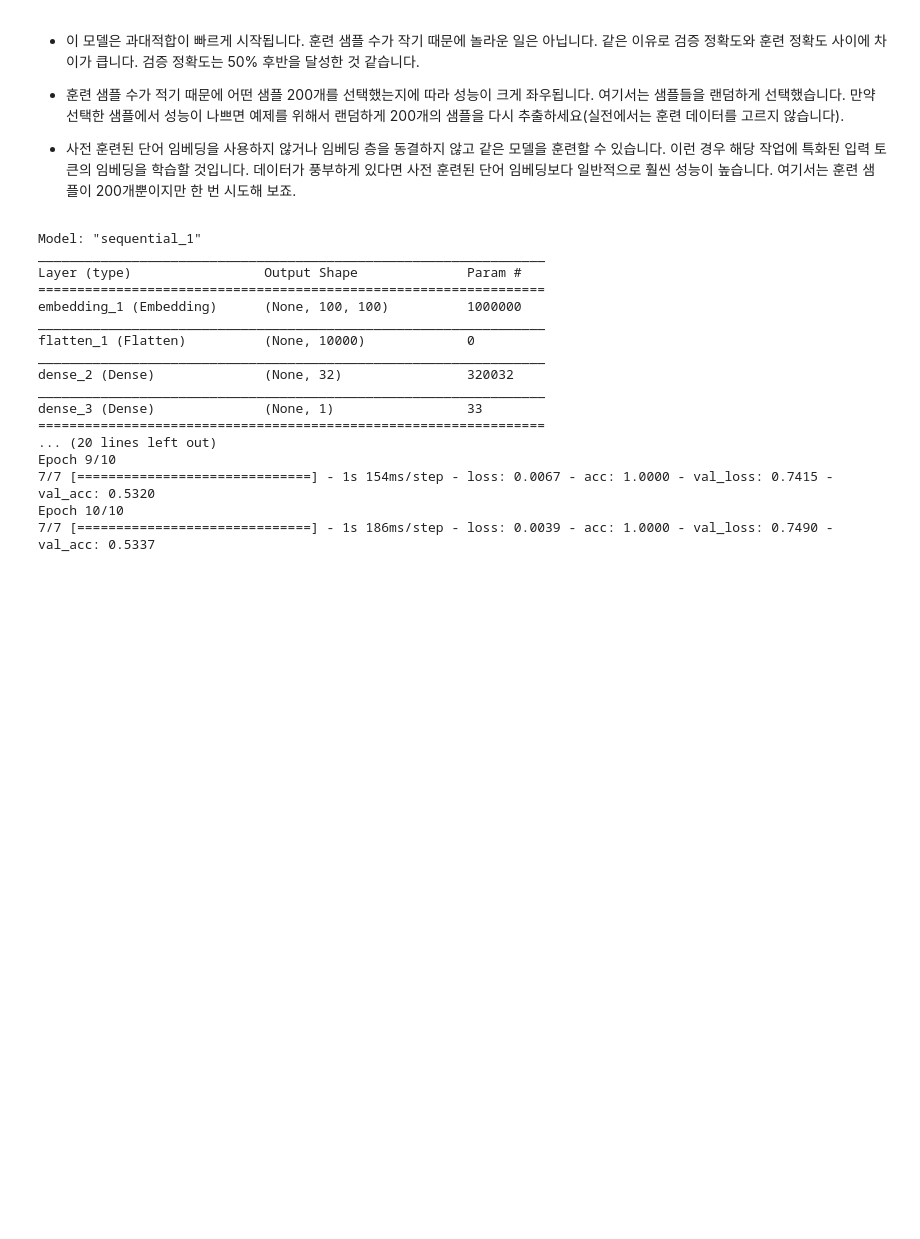
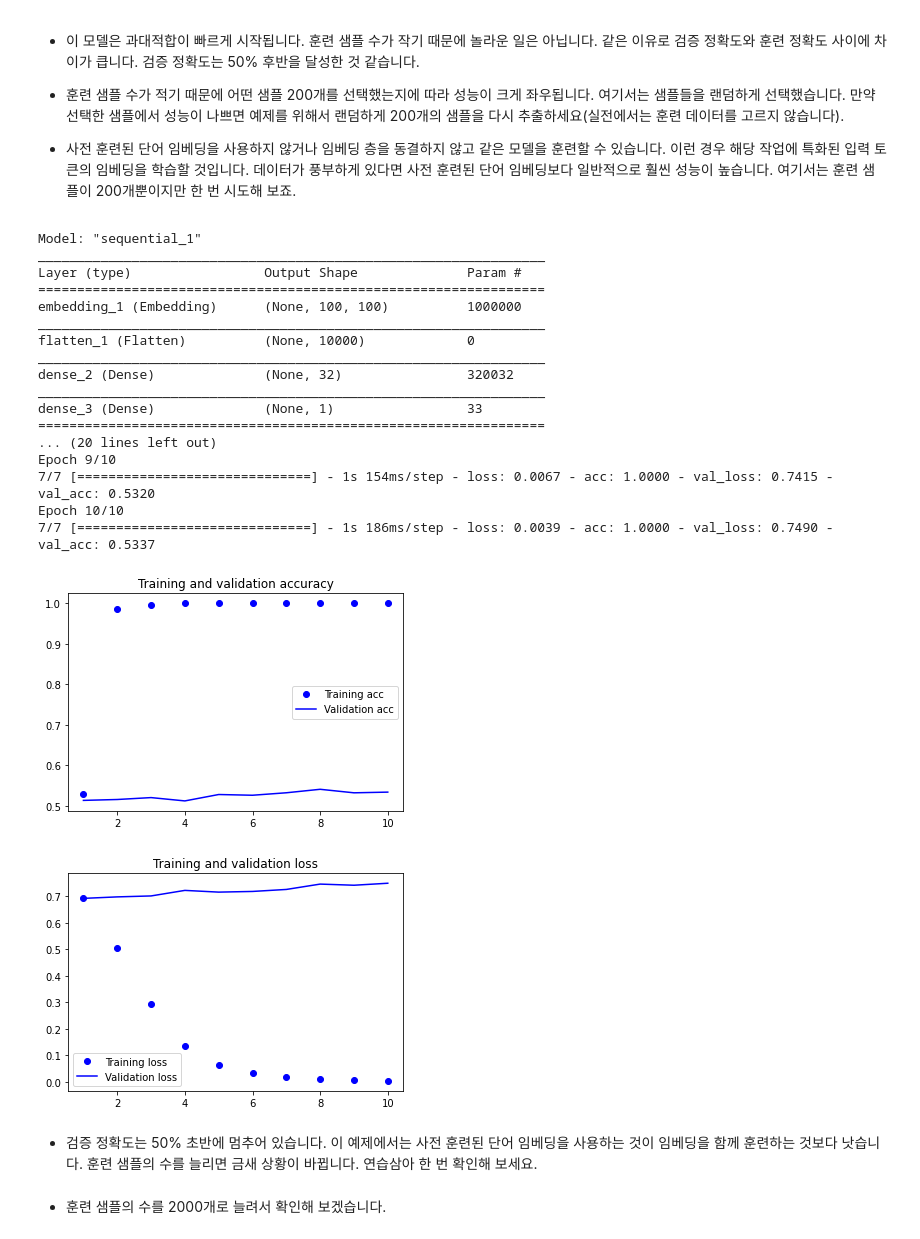
Before and after one commit to junes7/python_deep_learning, a Jupyter notebook: Deep Learning for Text and Sequence.ipynb, the cells around one changed output. Cells and saved outputs as stored; diff of their text form; code cells hidden in the pictures; blank space fills up the shorter version.

Commit message:
study how to change the graph of training and validation loss and accuracy without using pre-trained word embedding when number of samples are 2000

```diff
--- a/Deep Learning for Text and Sequence.ipynb
+++ b/Deep Learning for Text and Sequence.ipynb
@@ -487,3 +487,31 @@ Epoch 9/10
 7/7 [==============================] - 1s 154ms/step - loss: 0.0067 - acc: 1.0000 - val_loss: 0.7415 - val_acc: 0.5320
 Epoch 10/10
 7/7 [==============================] - 1s 186ms/step - loss: 0.0039 - acc: 1.0000 - val_loss: 0.7490 - val_acc: 0.5337
+# %%
+acc = history.history['acc']
+val_acc = history.history['val_acc']
+loss = history.history['loss']
+val_loss = history.history['val_loss']
+
+epochs = range(1, len(acc) + 1)
+
+plt.plot(epochs, acc, 'bo', label='Training acc')
+plt.plot(epochs, val_acc, 'b', label='Validation acc')
+plt.title('Training and validation accuracy')
+plt.legend()
+
+plt.figure()
+
+plt.plot(epochs, loss, 'bo', label='Training loss')
+plt.plot(epochs, val_loss, 'b', label='Validation loss')
+plt.title('Training and validation loss')
+plt.legend()
+
+plt.show()
+# %% [output]
+[figure, added]
+[figure, added]
+# %% [markdown]
+* 검증 정확도는 50% 초반에 멈추어 있습니다. 이 예제에서는 사전 훈련된 단어 임베딩을 사용하는 것이 임베딩을 함께 훈련하는 것보다 낫습니다. 훈련 샘플의 수를 늘리면 금새 상황이 바뀝니다. 연습삼아 한 번 확인해 보세요.
+# %% [markdown]
+* 훈련 샘플의 수를 2000개로 늘려서 확인해 보겠습니다.
```
Also changed, not shown: parts of 2 cells of this notebook.
